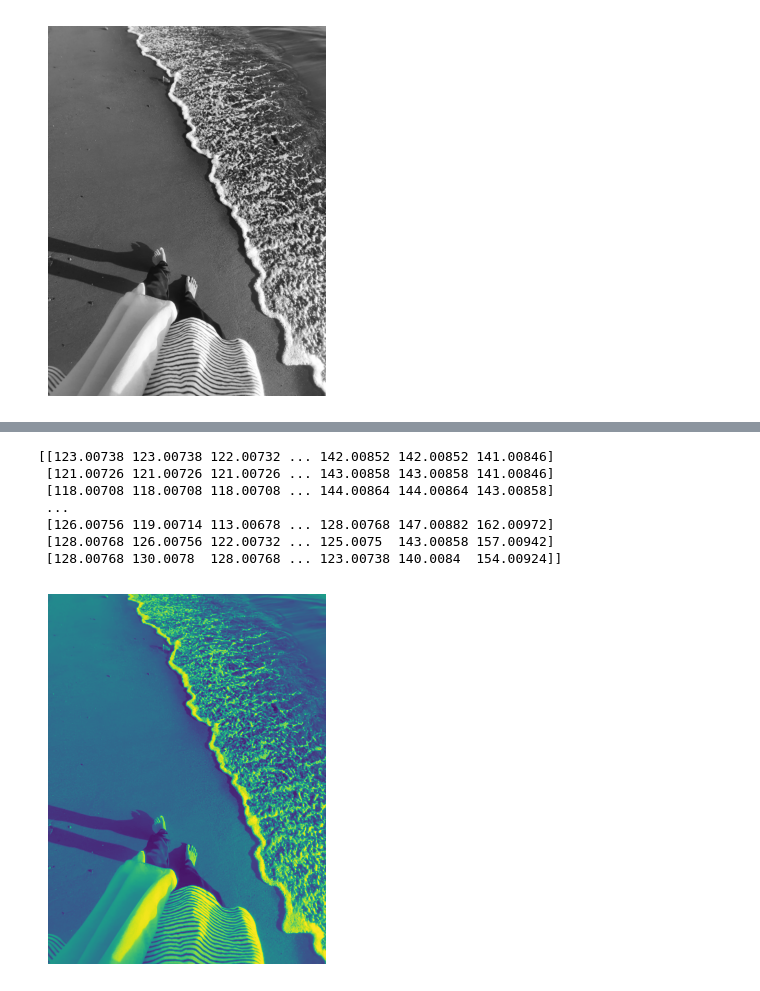
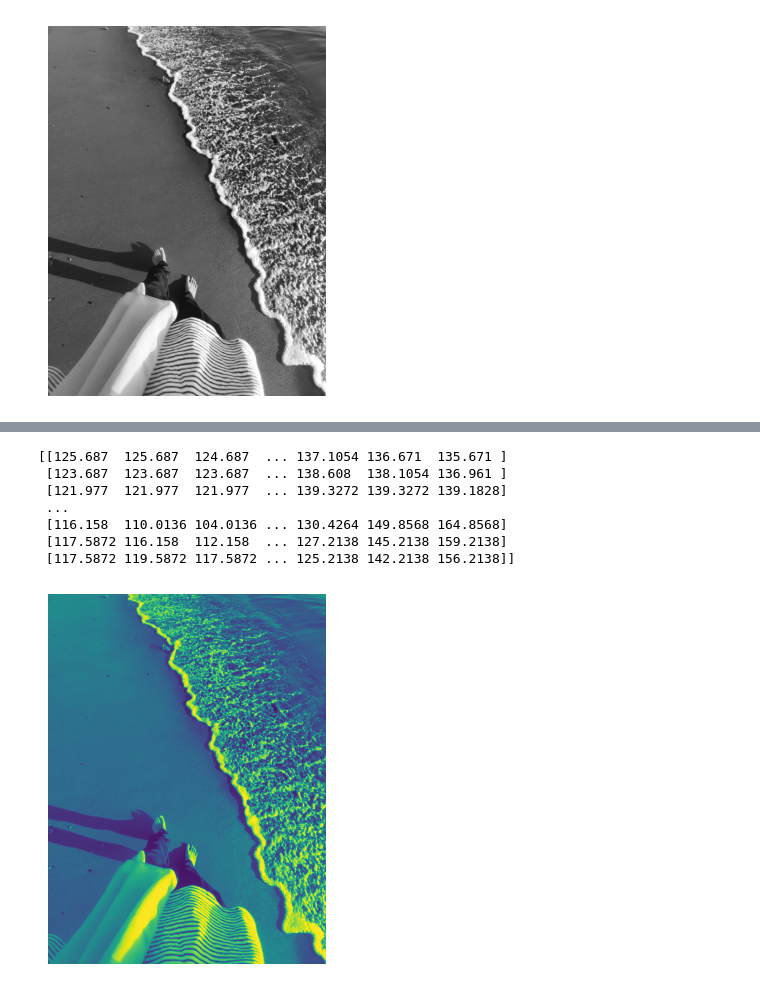
Before and after one commit to indahmardiyah/konversi-matriks, a Jupyter notebook: Perhitungan_Konversi_Matriks_Indah.ipynb, the cells around one changed output, grey strips where cells are left out. Drawn from its saved outputs; the diff is of its cells as text; code cells hidden in the pictures.

```diff
--- a/Perhitungan_Konversi_Matriks_Indah.ipynb
+++ b/Perhitungan_Konversi_Matriks_Indah.ipynb
@@ -77,20 +84,20 @@ plt.savefig('Metode Average.jpg', bbox_inches = 'tight')
 [figure]
 # %%
-lumi_img = (0.21266*R) + (0.7152*G) + (0.0722*B)
+lumi_img = (0.2126*R) + (0.7152*G) + (0.0722*B)
 print(lumi_img)
 
 plt.axis('off')
 plt.imshow(lumi_img)
 plt.savefig('Metode Luminosity.jpg', bbox_inches = 'tight')
 # %% [output]
-[[123.00738 123.00738 122.00732 ... 142.00852 142.00852 141.00846]
- [121.00726 121.00726 121.00726 ... 143.00858 143.00858 141.00846]
- [118.00708 118.00708 118.00708 ... 144.00864 144.00864 143.00858]
+[[125.687  125.687  124.687  ... 137.1054 136.671  135.671 ]
+ [123.687  123.687  123.687  ... 138.608  138.1054 136.961 ]
+ [121.977  121.977  121.977  ... 139.3272 139.3272 139.1828]
  ...
- [126.00756 119.00714 113.00678 ... 128.00768 147.00882 162.00972]
- [128.00768 126.00756 122.00732 ... 125.0075  143.00858 157.00942]
- [128.00768 130.0078  128.00768 ... 123.00738 140.0084  154.00924]]
+ [116.158  110.0136 104.0136 ... 130.4264 149.8568 164.8568]
+ [117.5872 116.158  112.158  ... 127.2138 145.2138 159.2138]
+ [117.5872 119.5872 117.5872 ... 125.2138 142.2138 156.2138]]
-[figure, old version]
+[figure, new version]
 # %%
 wavr_img = (0.299*R) + (0.587*G) + (0.114*B)
 print(wavr_img)
```
Also changed, not shown: parts of 3 cells of this notebook, 1 other file.
